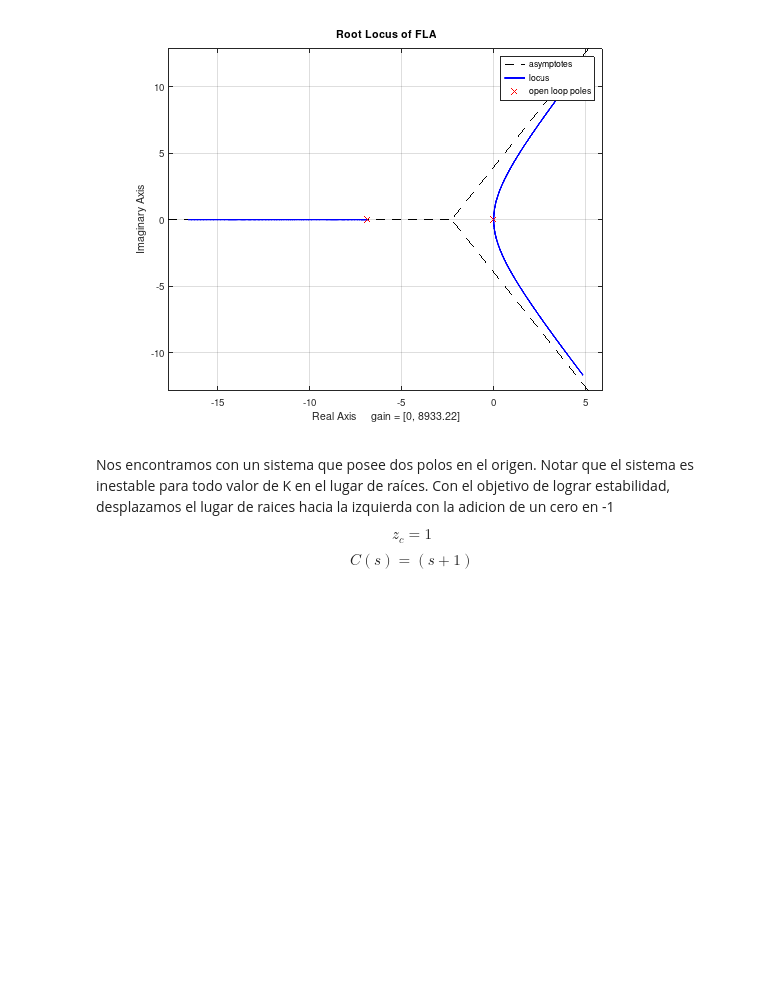
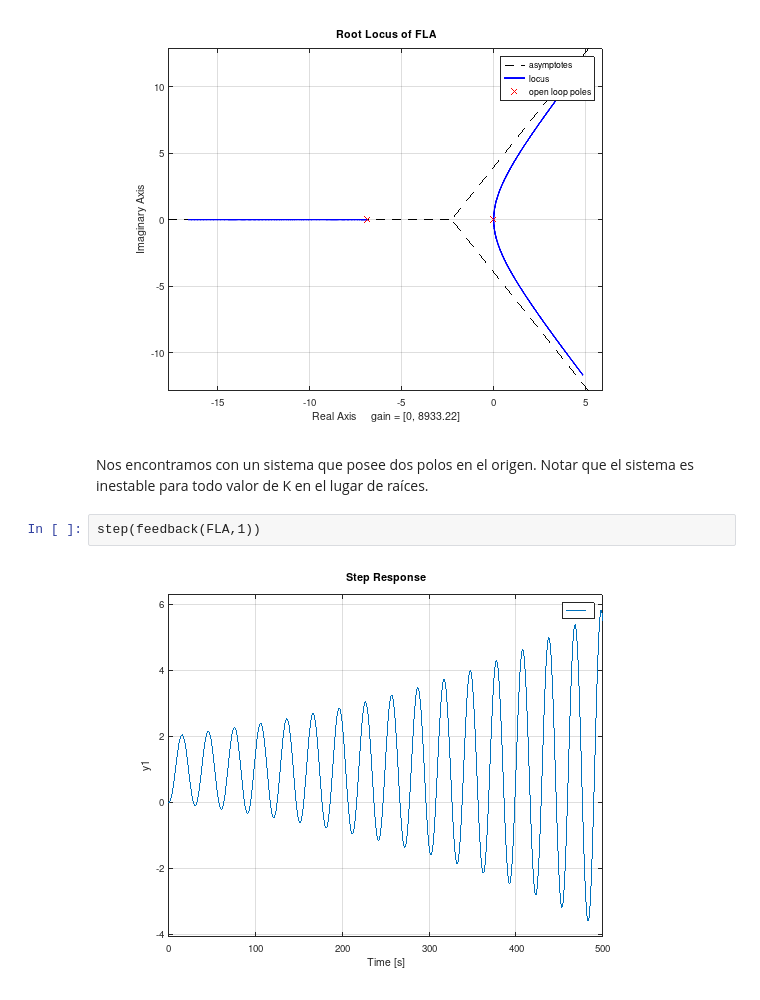
Before and after one commit to FGalvagno/altitude-control, a Jupyter notebook: notebook.ipynb, the cells around one changed output. Saved outputs shown, nothing was run; the diff lists cells and outputs as text; blank space fills up the shorter version.

```diff
--- a/notebook.ipynb
+++ b/notebook.ipynb
@@ -65,7 +81,8 @@ rlocus(FLA)
 # %% [output]
 [figure]
 # %% [markdown]
-Nos encontramos con un sistema que posee dos polos en el origen. Notar que el sistema es inestable para todo valor de K en el lugar de raíces. Con el objetivo de lograr estabilidad, desplazamos el lugar de raices hacia la izquierda con la adicion de un cero en -1
-
-$$ z_c = 1 $$
-$$ C(s) = (s+1) $$
+Nos encontramos con un sistema que posee dos polos en el origen. Notar que el sistema es inestable para todo valor de K en el lugar de raíces.
+# %%
+step(feedback(FLA,1))
+# %% [output]
+[figure, added]
```
Also changed, not shown: parts of 8 cells of this notebook, 1 other file.
